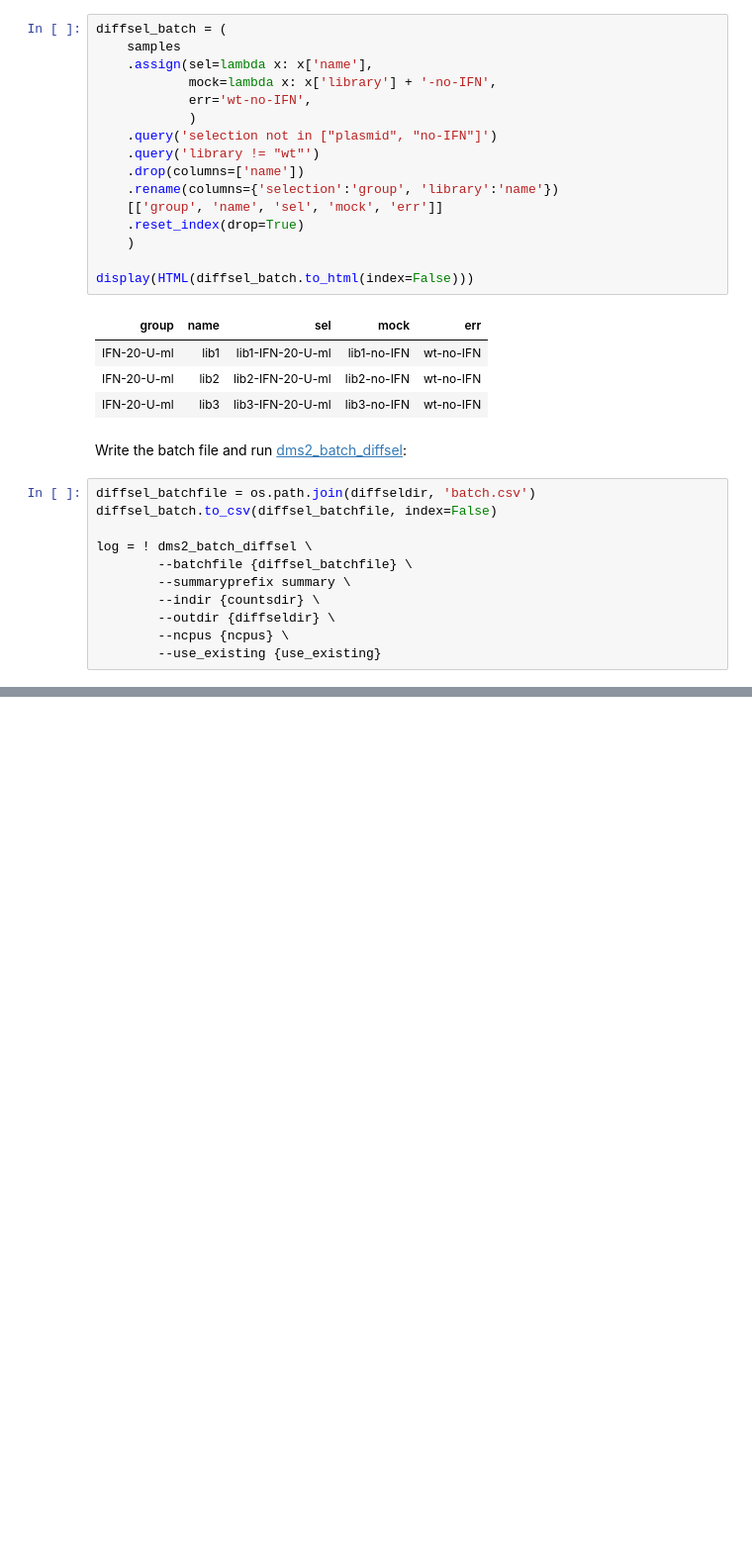
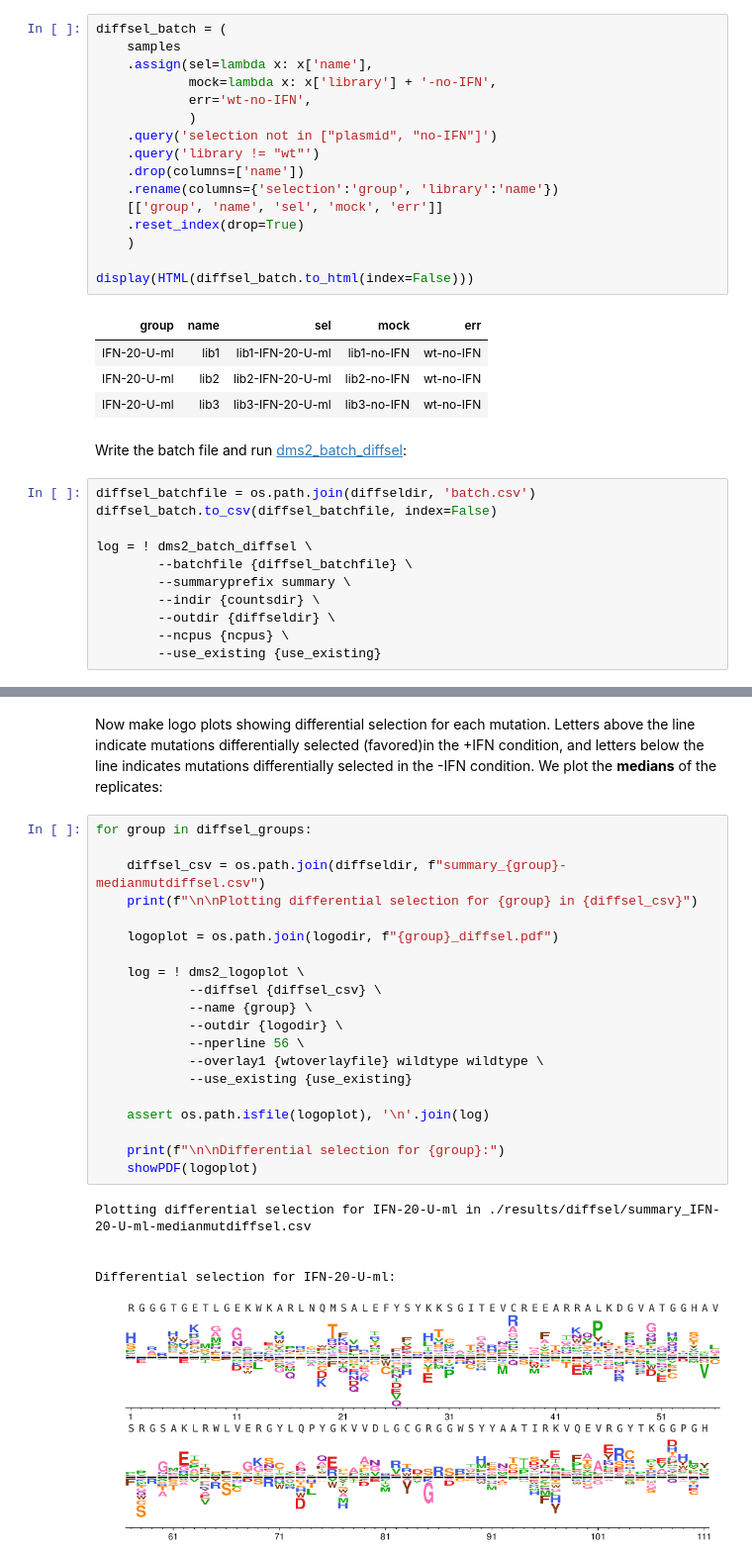
Before and after one commit to jbloomlab/ZIKV_DMS_NS5_EvansLab, a Jupyter notebook: dms_analysis.ipynb, the cells around one changed output, grey strips where cells are left out. Shown at 99% size. Saved outputs shown, nothing was run; the diff lists cells and outputs as text; blank space fills up the shorter version.

```diff
--- a/dms_analysis.ipynb
+++ b/dms_analysis.ipynb
@@ -414,0 +438,30 @@ log = ! dms2_batch_diffsel \
+# %% [markdown]
+Now make logo plots showing differential selection for each mutation.
+Letters above the line indicate mutations differentially selected (favored)in the +IFN condition, and letters below the line indicates mutations differentially selected in the -IFN condition.
+We plot the **medians** of the replicates:
+# %%
+for group in diffsel_groups:
+
+    diffsel_csv = os.path.join(diffseldir, f"summary_{group}-medianmutdiffsel.csv")
+    print(f"\n\nPlotting differential selection for {group} in {diffsel_csv}")
+
+    logoplot = os.path.join(logodir, f"{group}_diffsel.pdf")
+
+    log = ! dms2_logoplot \
+            --diffsel {diffsel_csv} \
+            --name {group} \
+            --outdir {logodir} \
+            --nperline 56 \
+            --overlay1 {wtoverlayfile} wildtype wildtype \
+            --use_existing {use_existing}
+
+    assert os.path.isfile(logoplot), '\n'.join(log)
+
+    print(f"\n\nDifferential selection for {group}:")
+    showPDF(logoplot)
+# %% [output]
+Plotting differential selection for IFN-20-U-ml in ./results/diffsel/summary_IFN-20-U-ml-medianmutdiffsel.csv
+
+
+Differential selection for IFN-20-U-ml:
+[figure, added]
```
Also changed, not shown: parts of 2 cells of this notebook, 20 other files.
